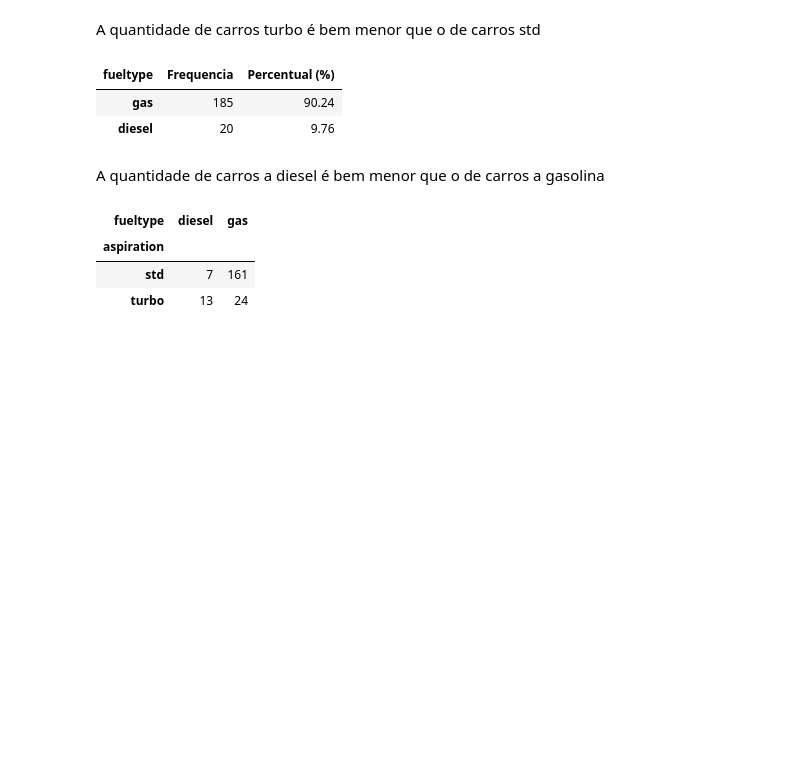
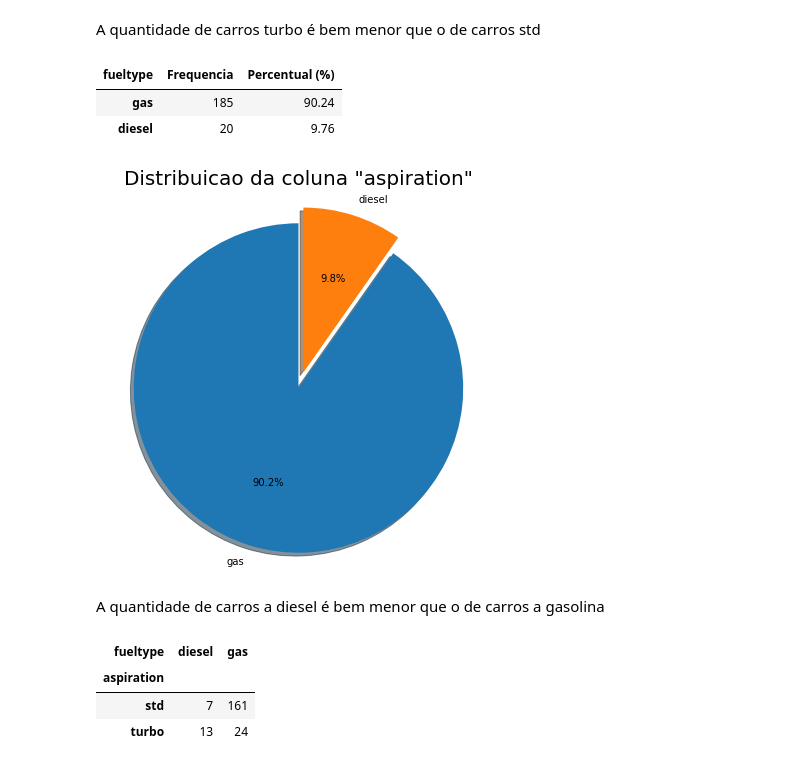
Before and after one commit to PAndersonSB/Introducao-Datascience, a Jupyter notebook: Data_Science_Projeto_1.ipynb, the cells around one changed output. Saved outputs shown, nothing was run; the diff lists cells and outputs as text; code cells hidden in the pictures; blank space fills up the shorter version.

```diff
--- a/Data_Science_Projeto_1.ipynb
+++ b/Data_Science_Projeto_1.ipynb
@@ -193,6 +193,19 @@ df
 | fueltype | Frequencia | Percentual (%) |
 | gas | 185 | 90.24 |
 | diesel | 20 | 9.76 |
+# %%
+fig, ax = plt.subplots(figsize=(7, 7))
+ax.pie(list(df['Frequencia']),
+       explode=(0.1, 0),
+       labels=list(df.index),
+       autopct='%1.1f%%',
+       shadow=True, startangle=90)
+
+ax.axis('equal')
+ax.set_title('Distribuicao da coluna "aspiration"', fontsize=20)
+plt.show()
+# %% [output]
+[figure, added]
 # %% [markdown]
 A quantidade de carros a diesel é bem menor que o de carros a gasolina
 # %%
```
Also changed, not shown: parts of 29 cells of this notebook.
